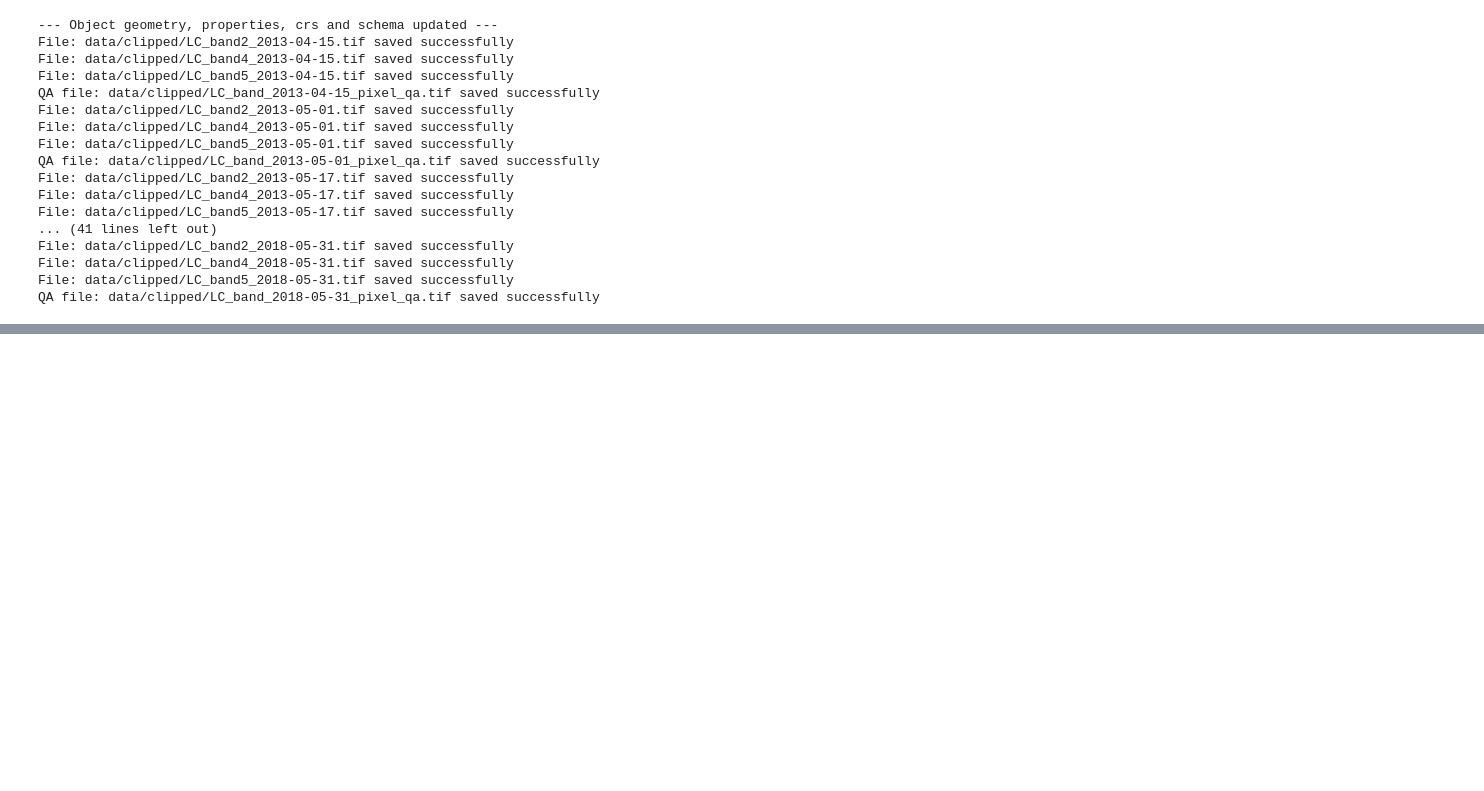
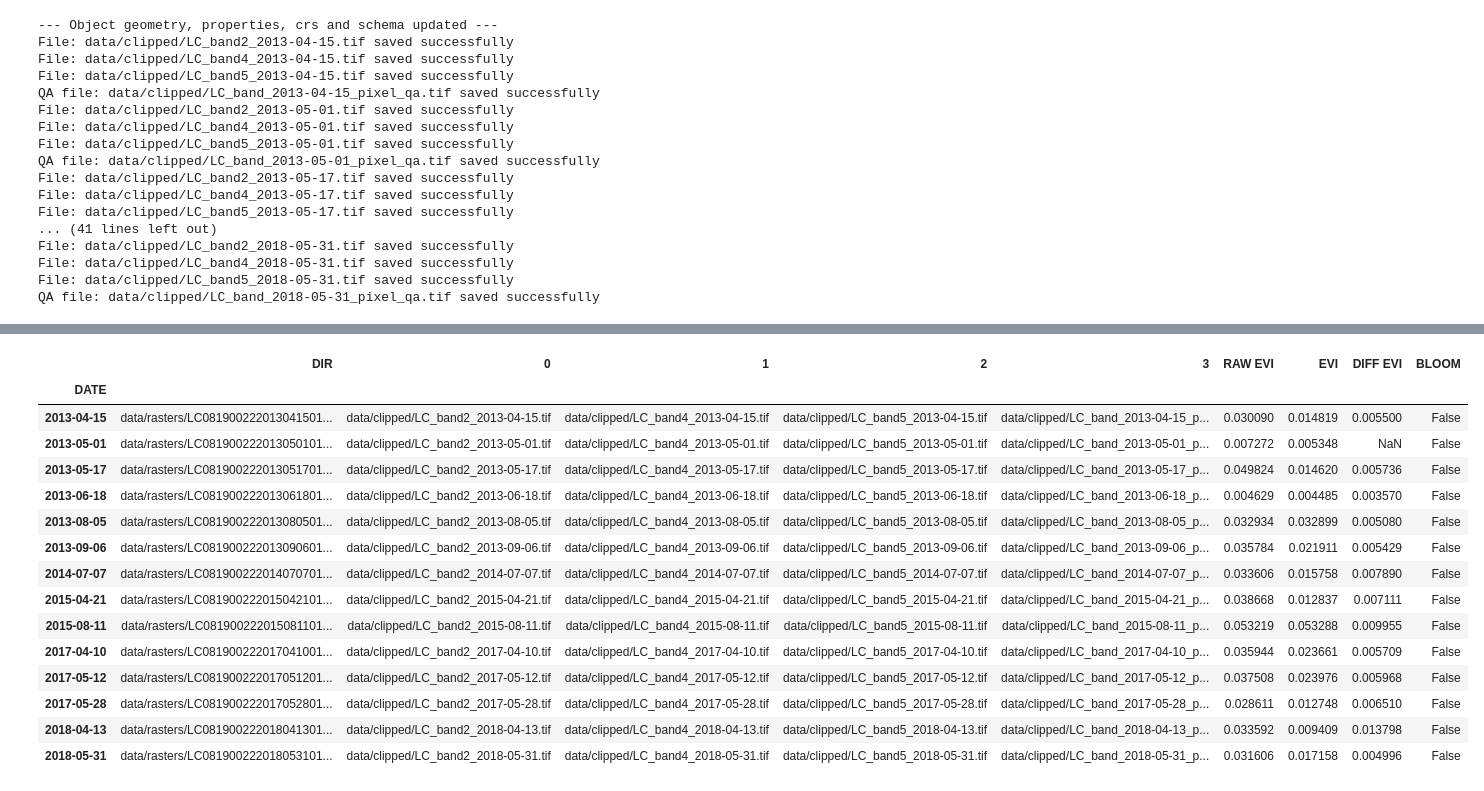
Before and after one commit to feleHaile/projections-clouds-and-Gdansk-Bay, a Jupyter notebook: algal_bloom_detection.ipynb, the cells around one changed output, grey strips where cells are left out. Drawn from its saved outputs; the diff is of its cells as text; code cells hidden in the pictures; blank space fills up the shorter version.

```diff
--- a/algal_bloom_detection.ipynb
+++ b/algal_bloom_detection.ipynb
@@ -876,0 +1080,19 @@ QA file: data/clipped/LC_band_2018-05-31_pixel_qa.tif saved successfully
+# %%
+clean_df
+# %% [output]
+|  | DIR | 0 | 1 | 2 | 3 | RAW EVI | EVI | DIFF EVI | BLOOM |
+| DATE |  |  |  |  |  |  |  |  |  |
+| 2013-04-15 | data/rasters/LC081900222013041501... | data/clipped/LC_band2_2013-04-15.tif | data/clipped/LC_band4_2013-04-15.tif | data/clipped/LC_band5_2013-04-15.tif | data/clipped/LC_band_2013-04-15_p... | 0.030090 | 0.014819 | 0.005500 | False |
+| 2013-05-01 | data/rasters/LC081900222013050101... | data/clipped/LC_band2_2013-05-01.tif | data/clipped/LC_band4_2013-05-01.tif | data/clipped/LC_band5_2013-05-01.tif | data/clipped/LC_band_2013-05-01_p... | 0.007272 | 0.005348 | NaN | False |
+| 2013-05-17 | data/rasters/LC081900222013051701... | data/clipped/LC_band2_2013-05-17.tif | data/clipped/LC_band4_2013-05-17.tif | data/clipped/LC_band5_2013-05-17.tif | data/clipped/LC_band_2013-05-17_p... | 0.049824 | 0.014620 | 0.005736 | False |
+| 2013-06-18 | data/rasters/LC081900222013061801... | data/clipped/LC_band2_2013-06-18.tif | data/clipped/LC_band4_2013-06-18.tif | data/clipped/LC_band5_2013-06-18.tif | data/clipped/LC_band_2013-06-18_p... | 0.004629 | 0.004485 | 0.003570 | False |
+| 2013-08-05 | data/rasters/LC081900222013080501... | data/clipped/LC_band2_2013-08-05.tif | data/clipped/LC_band4_2013-08-05.tif | data/clipped/LC_band5_2013-08-05.tif | data/clipped/LC_band_2013-08-05_p... | 0.032934 | 0.032899 | 0.005080 | False |
+| 2013-09-06 | data/rasters/LC081900222013090601... | data/clipped/LC_band2_2013-09-06.tif | data/clipped/LC_band4_2013-09-06.tif | data/clipped/LC_band5_2013-09-06.tif | data/clipped/LC_band_2013-09-06_p... | 0.035784 | 0.021911 | 0.005429 | False |
+| 2014-07-07 | data/rasters/LC081900222014070701... | data/clipped/LC_band2_2014-07-07.tif | data/clipped/LC_band4_2014-07-07.tif | data/clipped/LC_band5_2014-07-07.tif | data/clipped/LC_band_2014-07-07_p... | 0.033606 | 0.015758 | 0.007890 | False |
+| 2015-04-21 | data/rasters/LC081900222015042101... | data/clipped/LC_band2_2015-04-21.tif | data/clipped/LC_band4_2015-04-21.tif | data/clipped/LC_band5_2015-04-21.tif | data/clipped/LC_band_2015-04-21_p... | 0.038668 | 0.012837 | 0.007111 | False |
+| 2015-08-11 | data/rasters/LC081900222015081101... | data/clipped/LC_band2_2015-08-11.tif | data/clipped/LC_band4_2015-08-11.tif | data/clipped/LC_band5_2015-08-11.tif | data/clipped/LC_band_2015-08-11_p... | 0.053219 | 0.053288 | 0.009955 | False |
+| 2017-04-10 | data/rasters/LC081900222017041001... | data/clipped/LC_band2_2017-04-10.tif | data/clipped/LC_band4_2017-04-10.tif | data/clipped/LC_band5_2017-04-10.tif | data/clipped/LC_band_2017-04-10_p... | 0.035944 | 0.023661 | 0.005709 | False |
+| 2017-05-12 | data/rasters/LC081900222017051201... | data/clipped/LC_band2_2017-05-12.tif | data/clipped/LC_band4_2017-05-12.tif | data/clipped/LC_band5_2017-05-12.tif | data/clipped/LC_band_2017-05-12_p... | 0.037508 | 0.023976 | 0.005968 | False |
+| 2017-05-28 | data/rasters/LC081900222017052801... | data/clipped/LC_band2_2017-05-28.tif | data/clipped/LC_band4_2017-05-28.tif | data/clipped/LC_band5_2017-05-28.tif | data/clipped/LC_band_2017-05-28_p... | 0.028611 | 0.012748 | 0.006510 | False |
+| 2018-04-13 | data/rasters/LC081900222018041301... | data/clipped/LC_band2_2018-04-13.tif | data/clipped/LC_band4_2018-04-13.tif | data/clipped/LC_band5_2018-04-13.tif | data/clipped/LC_band_2018-04-13_p... | 0.033592 | 0.009409 | 0.013798 | False |
+| 2018-05-31 | data/rasters/LC081900222018053101... | data/clipped/LC_band2_2018-05-31.tif | data/clipped/LC_band4_2018-05-31.tif | data/clipped/LC_band5_2018-05-31.tif | data/clipped/LC_band_2018-05-31_p... | 0.031606 | 0.017158 | 0.004996 | False |
```
Also changed, not shown: parts of 17 cells of this notebook.
